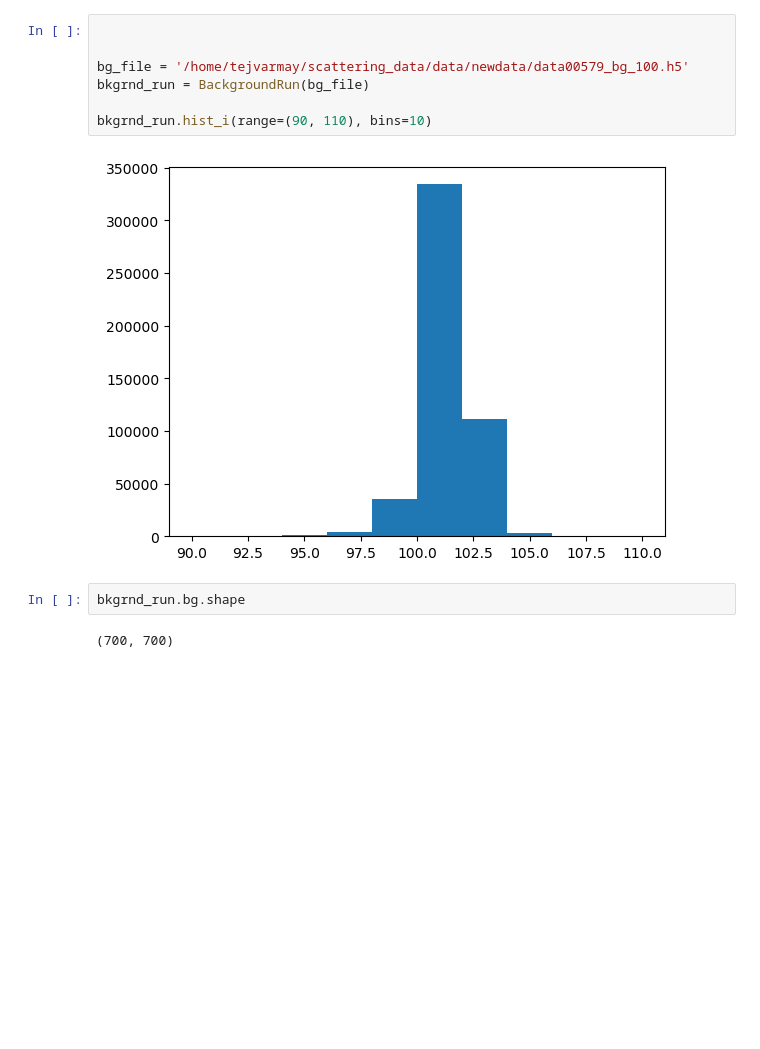
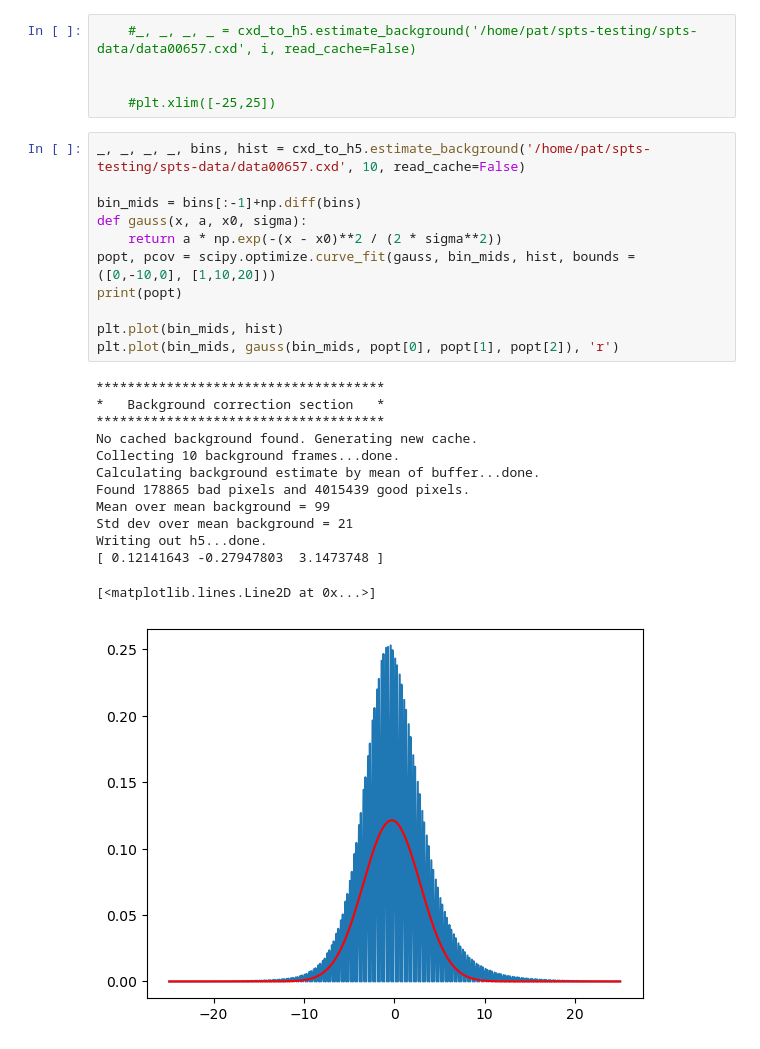
Before and after one commit to YellowSub17/spts-analysis, a Jupyter notebook: background_calibration.ipynb, the cells around one changed output. Saved outputs shown, nothing was run; the diff lists cells and outputs as text; blank space fills up the shorter version.

Commit message:
background minimum analysis

```diff
--- a/background_calibration.ipynb
+++ b/background_calibration.ipynb
@@ -14,13 +9,30 @@ The autoreload extension is already loaded. To reload it, use:
 # %%
+    #_, _, _, _ = cxd_to_h5.estimate_background('/home/pat/spts-testing/spts-data/data00657.cxd', i, read_cache=False)
 
 
-bg_file = '/home/tejvarmay/scattering_data/data/newdata/data00579_bg_100.h5'
-bkgrnd_run = BackgroundRun(bg_file)
-
-bkgrnd_run.hist_i(range=(90, 110), bins=10)
+    #plt.xlim([-25,25])
-# %% [output]
-[figure, removed]
 # %%
-bkgrnd_run.bg.shape
+_, _, _, _, bins, hist = cxd_to_h5.estimate_background('/home/pat/spts-testing/spts-data/data00657.cxd', 10, read_cache=False)
+
+bin_mids = bins[:-1]+np.diff(bins)
+def gauss(x, a, x0, sigma):
+    return a * np.exp(-(x - x0)**2 / (2 * sigma**2))
+popt, pcov = scipy.optimize.curve_fit(gauss, bin_mids, hist, bounds = ([0,-10,0], [1,10,20]))
+print(popt)
+
+plt.plot(bin_mids, hist)
+plt.plot(bin_mids, gauss(bin_mids, popt[0], popt[1], popt[2]), 'r')
 # %% [output]
-(700, 700)
+*************************************
+*   Background correction section   *
+*************************************
+No cached background found. Generating new cache.
+Collecting 10 background frames...done.
+Calculating background estimate by mean of buffer...done.
+Found 178865 bad pixels and 4015439 good pixels.
+Mean over mean background = 99
+Std dev over mean background = 21
+Writing out h5...done.
+[ 0.12141643 -0.27947803  3.1473748 ]
+[<matplotlib.lines.Line2D at 0x...>]
+[figure, added]
```
Also changed, not shown: parts of 5 cells of this notebook, 7 other files.
